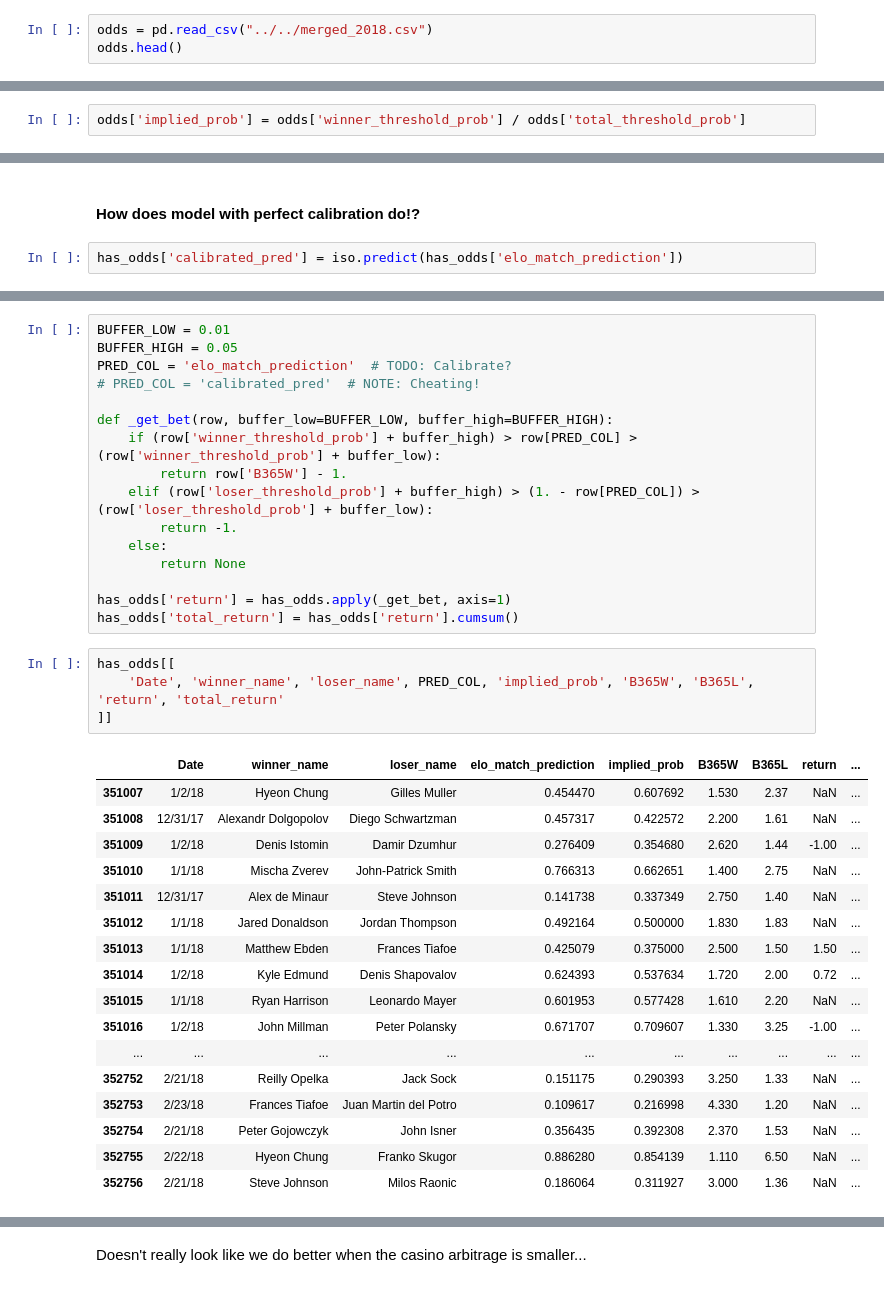
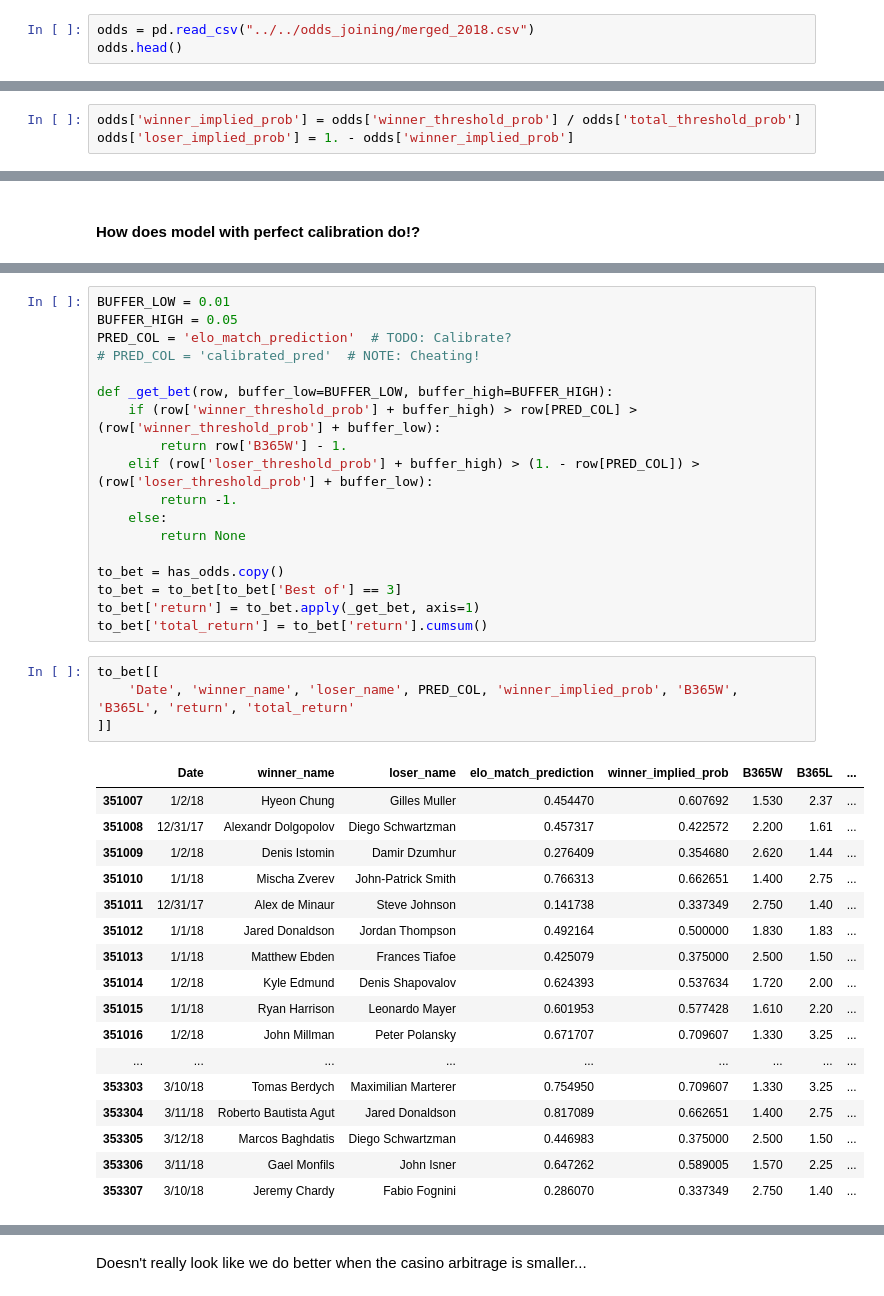
Before and after one commit to siddjagadish/tennis_new, a Jupyter notebook: tennis_new/notebooks/model_fitting/ELO/elo_v_odds.ipynb, the cells around one changed output, grey strips where cells are left out. Cells and saved outputs as stored; diff of their text form.

```diff
--- a/tennis_new/notebooks/model_fitting/ELO/elo_v_odds.ipynb
+++ b/tennis_new/notebooks/model_fitting/ELO/elo_v_odds.ipynb
@@ -106,7 +106,7 @@ jd[[
 # %% [markdown]
 #### Read Odds Data
 # %%
-odds = pd.read_csv("../../merged_2018.csv")
+odds = pd.read_csv("../../odds_joining/merged_2018.csv")
 odds.head()
 # %% [output]
 |  | loser_id | loser_name | loser_url | match_stats_url | round | round_order | score | winner_id | ... |
@@ -133,5 +133,6 @@ odds['total_threshold_prob'].hist(bins=20)
 <matplotlib.axes._subplots.AxesSubplot at 0x...>
 [figure]
 # %%
-odds['implied_prob'] = odds['winner_threshold_prob'] / odds['total_threshold_prob']
+odds['winner_implied_prob'] = odds['winner_threshold_prob'] / odds['total_threshold_prob']
+odds['loser_implied_prob'] = 1. - odds['winner_implied_prob']
 # %%
@@ -570,5 +586,3 @@ plt.plot(verify_x, verify_x)
 Good, calibrated!
 # %% [markdown]
 #### How does model with perfect calibration do!?
-# %%
-has_odds['calibrated_pred'] = iso.predict(has_odds['elo_match_prediction'])
@@ -586,28 +619,30 @@ def _get_bet(row, buffer_low=BUFFER_LOW, buffer_high=BUFFER_HIGH):
     else:
         return None
 
-has_odds['return'] = has_odds.apply(_get_bet, axis=1)
-has_odds['total_return'] = has_odds['return'].cumsum()
+to_bet = has_odds.copy()
+to_bet = to_bet[to_bet['Best of'] == 3]
+to_bet['return'] = to_bet.apply(_get_bet, axis=1)
+to_bet['total_return'] = to_bet['return'].cumsum()
 # %%
-has_odds[[
-    'Date', 'winner_name', 'loser_name', PRED_COL, 'implied_prob', 'B365W', 'B365L', 'return', 'total_return'
+to_bet[[
+    'Date', 'winner_name', 'loser_name', PRED_COL, 'winner_implied_prob', 'B365W', 'B365L', 'return', 'total_return'
 ]]
 # %% [output]
-|  | Date | winner_name | loser_name | elo_match_prediction | implied_prob | B365W | B365L | return | ... |
-| 351007 | 1/2/18 | Hyeon Chung | Gilles Muller | 0.454470 | 0.607692 | 1.530 | 2.37 | NaN | ... |
-| 351008 | 12/31/17 | Alexandr Dolgopolov | Diego Schwartzman | 0.457317 | 0.422572 | 2.200 | 1.61 | NaN | ... |
-| 351009 | 1/2/18 | Denis Istomin | Damir Dzumhur | 0.276409 | 0.354680 | 2.620 | 1.44 | -1.00 | ... |
-| 351010 | 1/1/18 | Mischa Zverev | John-Patrick Smith | 0.766313 | 0.662651 | 1.400 | 2.75 | NaN | ... |
-| 351011 | 12/31/17 | Alex de Minaur | Steve Johnson | 0.141738 | 0.337349 | 2.750 | 1.40 | NaN | ... |
-| 351012 | 1/1/18 | Jared Donaldson | Jordan Thompson | 0.492164 | 0.500000 | 1.830 | 1.83 | NaN | ... |
-| 351013 | 1/1/18 | Matthew Ebden | Frances Tiafoe | 0.425079 | 0.375000 | 2.500 | 1.50 | 1.50 | ... |
-| 351014 | 1/2/18 | Kyle Edmund | Denis Shapovalov | 0.624393 | 0.537634 | 1.720 | 2.00 | 0.72 | ... |
-| 351015 | 1/1/18 | Ryan Harrison | Leonardo Mayer | 0.601953 | 0.577428 | 1.610 | 2.20 | NaN | ... |
-| 351016 | 1/2/18 | John Millman | Peter Polansky | 0.671707 | 0.709607 | 1.330 | 3.25 | -1.00 | ... |
-| ... | ... | ... | ... | ... | ... | ... | ... | ... | ... |
-| 352752 | 2/21/18 | Reilly Opelka | Jack Sock | 0.151175 | 0.290393 | 3.250 | 1.33 | NaN | ... |
-| 352753 | 2/23/18 | Frances Tiafoe | Juan Martin del Potro | 0.109617 | 0.216998 | 4.330 | 1.20 | NaN | ... |
-| 352754 | 2/21/18 | Peter Gojowczyk | John Isner | 0.356435 | 0.392308 | 2.370 | 1.53 | NaN | ... |
-| 352755 | 2/22/18 | Hyeon Chung | Franko Skugor | 0.886280 | 0.854139 | 1.110 | 6.50 | NaN | ... |
-| 352756 | 2/21/18 | Steve Johnson | Milos Raonic | 0.186064 | 0.311927 | 3.000 | 1.36 | NaN | ... |
+|  | Date | winner_name | loser_name | elo_match_prediction | winner_implied_prob | B365W | B365L | ... |
+| 351007 | 1/2/18 | Hyeon Chung | Gilles Muller | 0.454470 | 0.607692 | 1.530 | 2.37 | ... |
+| 351008 | 12/31/17 | Alexandr Dolgopolov | Diego Schwartzman | 0.457317 | 0.422572 | 2.200 | 1.61 | ... |
+| 351009 | 1/2/18 | Denis Istomin | Damir Dzumhur | 0.276409 | 0.354680 | 2.620 | 1.44 | ... |
+| 351010 | 1/1/18 | Mischa Zverev | John-Patrick Smith | 0.766313 | 0.662651 | 1.400 | 2.75 | ... |
+| 351011 | 12/31/17 | Alex de Minaur | Steve Johnson | 0.141738 | 0.337349 | 2.750 | 1.40 | ... |
+| 351012 | 1/1/18 | Jared Donaldson | Jordan Thompson | 0.492164 | 0.500000 | 1.830 | 1.83 | ... |
+| 351013 | 1/1/18 | Matthew Ebden | Frances Tiafoe | 0.425079 | 0.375000 | 2.500 | 1.50 | ... |
+| 351014 | 1/2/18 | Kyle Edmund | Denis Shapovalov | 0.624393 | 0.537634 | 1.720 | 2.00 | ... |
+| 351015 | 1/1/18 | Ryan Harrison | Leonardo Mayer | 0.601953 | 0.577428 | 1.610 | 2.20 | ... |
+| 351016 | 1/2/18 | John Millman | Peter Polansky | 0.671707 | 0.709607 | 1.330 | 3.25 | ... |
+| ... | ... | ... | ... | ... | ... | ... | ... | ... |
+| 353303 | 3/10/18 | Tomas Berdych | Maximilian Marterer | 0.754950 | 0.709607 | 1.330 | 3.25 | ... |
+| 353304 | 3/11/18 | Roberto Bautista Agut | Jared Donaldson | 0.817089 | 0.662651 | 1.400 | 2.75 | ... |
+| 353305 | 3/12/18 | Marcos Baghdatis | Diego Schwartzman | 0.446983 | 0.375000 | 2.500 | 1.50 | ... |
+| 353306 | 3/11/18 | Gael Monfils | John Isner | 0.647262 | 0.589005 | 1.570 | 2.25 | ... |
+| 353307 | 3/10/18 | Jeremy Chardy | Fabio Fognini | 0.286070 | 0.337349 | 2.750 | 1.40 | ... |
 # %%
```
Also changed, not shown: parts of 48 cells of this notebook, 1 other file.
